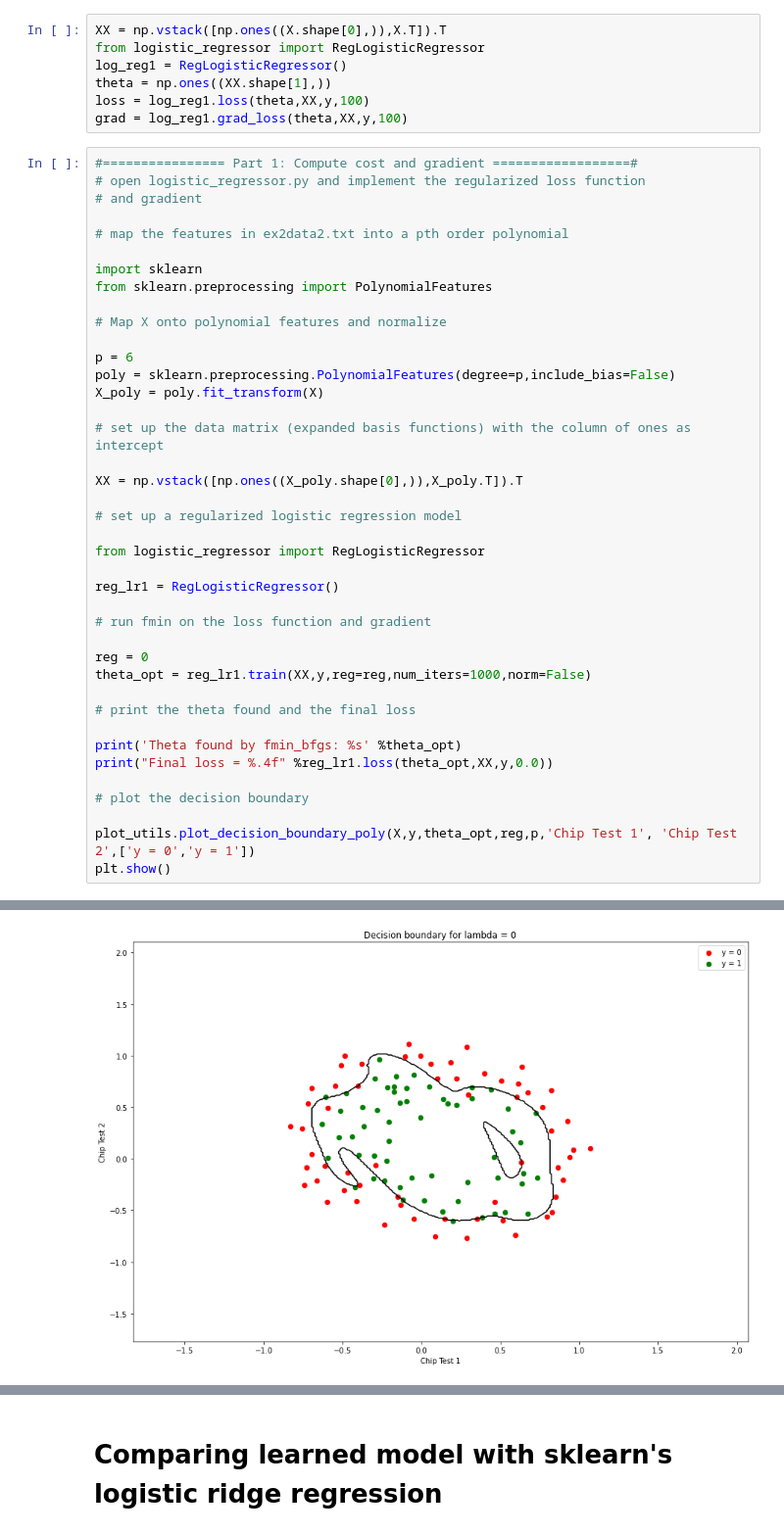
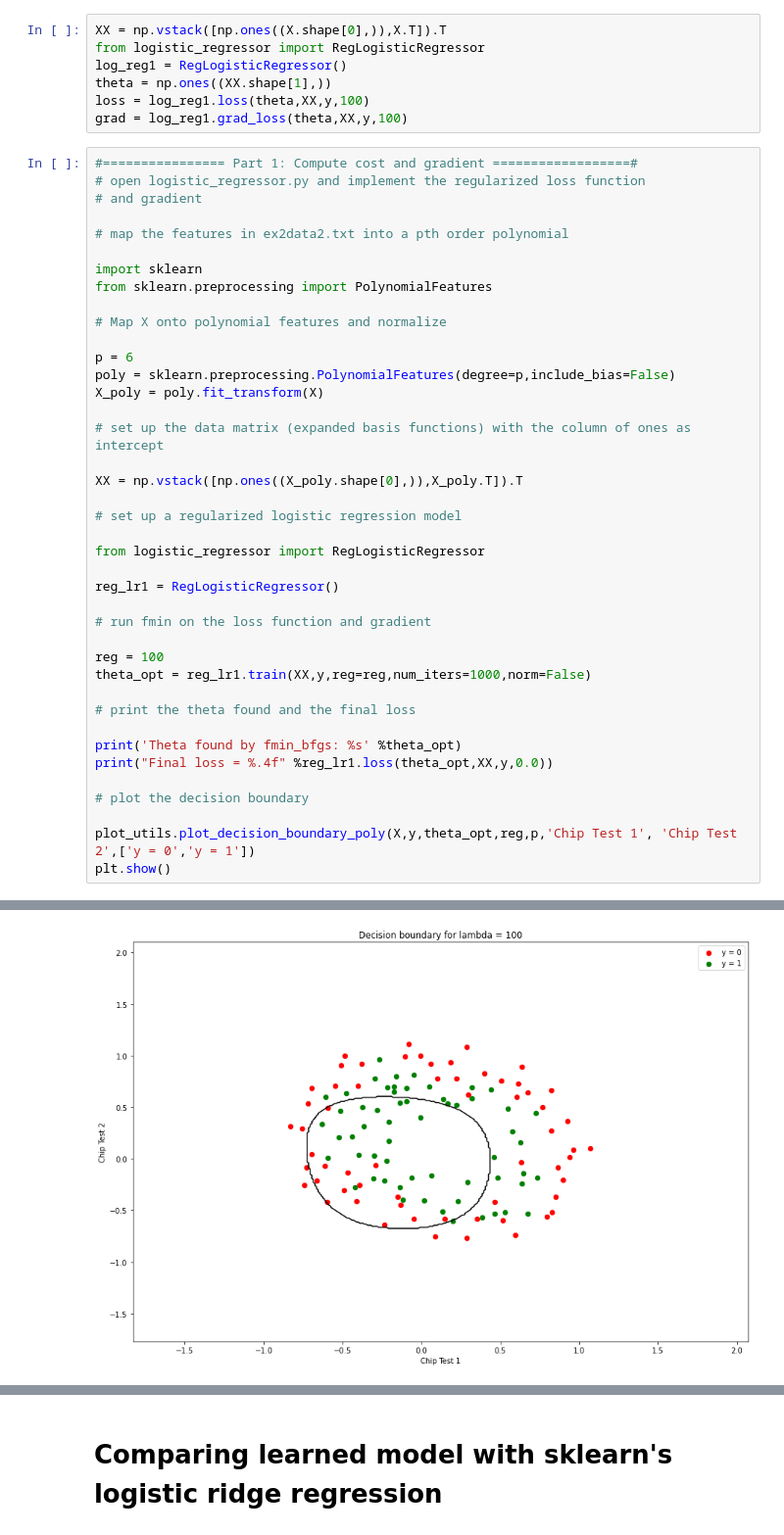
Before and after one commit to Mikerpen22/COMP540-Statistical-ML, a Jupyter notebook: A2/logreg/logreg_reg.ipynb, the cells around one changed output, grey strips where cells are left out. Shown at 98% size. Drawn from its saved outputs; the diff is of its cells as text.

```diff
--- a/A2/logreg/logreg_reg.ipynb
+++ b/A2/logreg/logreg_reg.ipynb
@@ -72,7 +72,7 @@ reg_lr1 = RegLogisticRegressor()
 
 # run fmin on the loss function and gradient
 
-reg = 0
+reg = 100
 theta_opt = reg_lr1.train(XX,y,reg=reg,num_iters=1000,norm=False)
 
 # print the theta found and the final loss
@@ -101,4 +99,4 @@ Final loss = 0.2246
-[figure, old version]
+[figure, new version]
 # %%
 # compute accuracy on training set
 # implement the predict method in logistic_regressor.py
```
Also changed, not shown: parts of 4 cells of this notebook, 22 other files.
